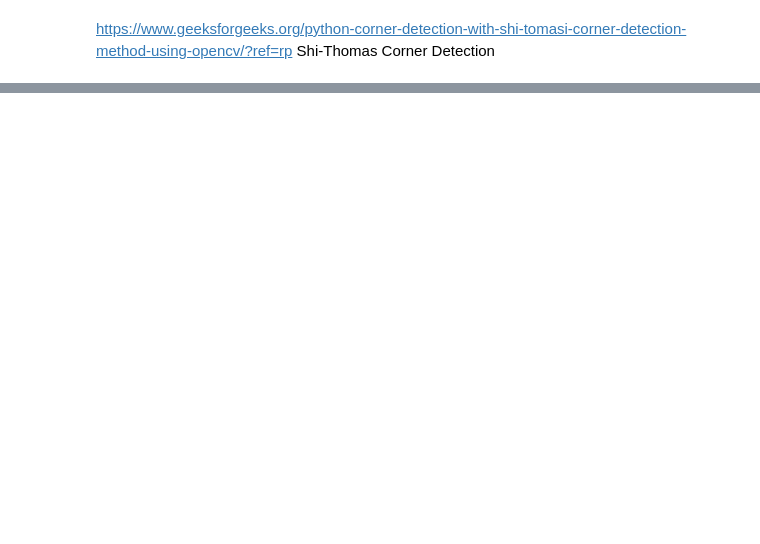
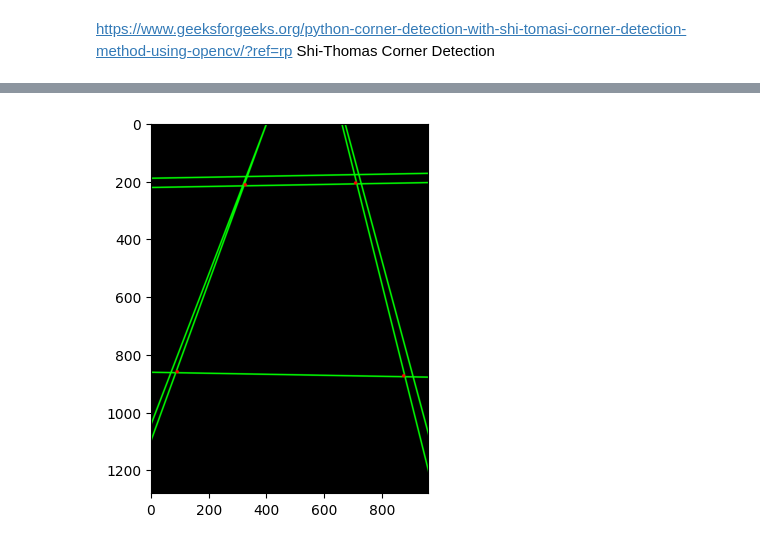
Before and after one commit to bennibbelink/cs766-final-project, a Jupyter notebook: pool_table.ipynb, the cells around one changed output, grey strips where cells are left out. Cells and saved outputs as stored; diff of their text form; code cells hidden in the pictures; blank space fills up the shorter version.

Commit message:
inside corners fixed

```diff
--- a/pool_table.ipynb
+++ b/pool_table.ipynb
@@ -81,18 +83,3 @@ plt.show()
 # %% [markdown]
 https://www.geeksforgeeks.org/python-corner-detection-with-shi-tomasi-corner-detection-method-using-opencv/?ref=rp
 Shi-Thomas Corner Detection
-# %%
-gry_msk_lines = cv2.cvtColor(msk_lines, cv2.COLOR_BGR2GRAY)
-corners = cv2.goodFeaturesToTrack(gry_msk_lines, 100, 0.01, 10)
-msk_lines_out = msk_lines.copy()
-# convert corners values to integer
-# So that we will be able to draw circles on them
-corners = np.intp(corners)
-print(corners)
-# draw red color circles on all corners
-for i in corners:
-    x, y = i.ravel()
-    cv2.circle(msk_lines, (x, y), 6, (255, 0, 0), -1)
-
-# resulting image
-plt.imshow(msk_lines)
@@ -118,0 +86,69 @@ plt.imshow(msk_lines)
+# %%
+gry_msk_lines = cv2.cvtColor(msk_lines, cv2.COLOR_BGR2GRAY)
+corners = cv2.goodFeaturesToTrack(gry_msk_lines, 100, 0.01, 10)
+msk_lines_out = msk_lines.copy()
+
+corners = np.intp(corners)
+h,w, = msk_lines_out.shape[:2]
+c1 = [0, 0]
+c2 = [0, w]
+c3 = [h, 0]
+c4 = [h, w]
+
+center = [h/2, w/2]
+
+table_c_dist1 = math.dist(c1, center)
+table_c_dist2 = math.dist(c2, center)
+table_c_dist3 = math.dist(c3, center)
+table_c_dist4 = math.dist(c4, center)
+
+table_corner1 = c1
+table_corner2 = c2
+table_corner3 = c3
+table_corner4 = c4
+
+for i in corners:
+    x, y = i.ravel()
+    euc_1 = math.dist(c1,[x,y])
+    euc_2 = math.dist(c2,[x,y])
+    euc_3 = math.dist(c3,[x,y])
+    euc_4 = math.dist(c4,[x,y])
+
+    dist = [euc_1, euc_2, euc_3, euc_4]
+    min_euc = min(dist)
+
+    if euc_1 == min_euc:
+        euc_cen = math.dist(center, [x,y])
+        if euc_cen < table_c_dist1:
+            table_c_dist1 = euc_cen
+            table_corner1 = (x,y)
+    elif euc_2 ==  min_euc:
+        euc_cen = math.dist(center, [x,y])
+        if euc_cen < table_c_dist2:
+            table_c_dist2 = euc_cen
+            table_corner2 = (x,y)
+    elif euc_3 ==  min_euc:
+        euc_cen = math.dist(center, [x,y])
+        if euc_cen < table_c_dist3:
+            table_c_dist3 = euc_cen
+            table_corner3 = (x,y)
+    else:
+        euc_cen = math.dist(center, [x,y])
+        if euc_cen < table_c_dist4:
+            table_c_dist4 = euc_cen
+            table_corner4 = (x,y)
+    # find which quadrant
+    # draw red color circles on all corners
+print(table_corner1)
+print(table_corner2)
+print(table_corner3)
+print(table_corner4)
+
+cv2.circle(msk_lines_out, table_corner1, 6, (255, 0, 0), -1)
+cv2.circle(msk_lines_out, table_corner2, 6, (255, 0, 0), -1)
+cv2.circle(msk_lines_out, table_corner3, 6, (255, 0, 0), -1)
+cv2.circle(msk_lines_out, table_corner4, 6, (255, 0, 0), -1)
+
+# resulting image
+plt.imshow(msk_lines_out)
+# %% [output]
@@ -118,0 +160 @@ plt.imshow(msk_lines)
+[figure, added]
```
Also changed, not shown: parts of 3 cells of this notebook.
